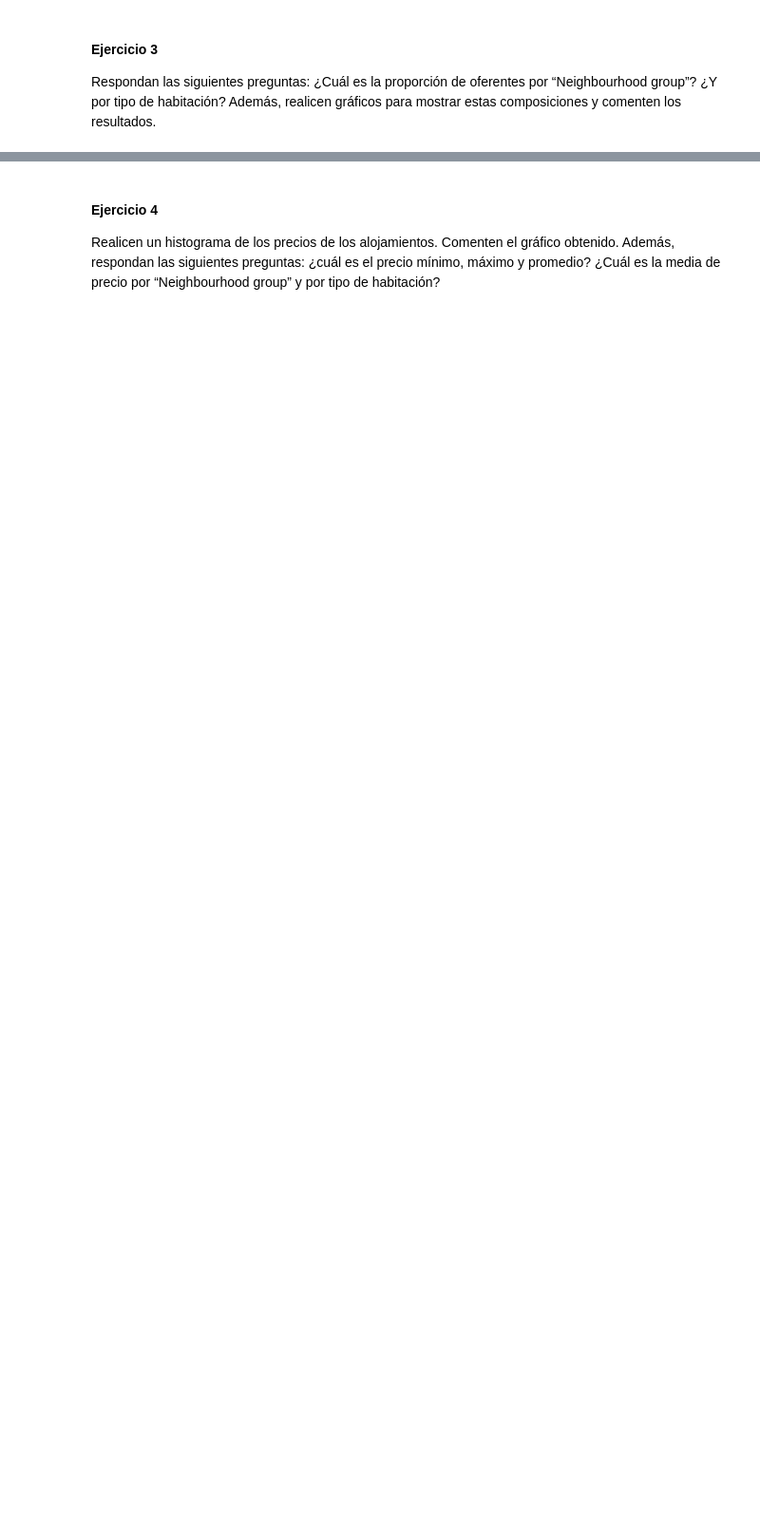
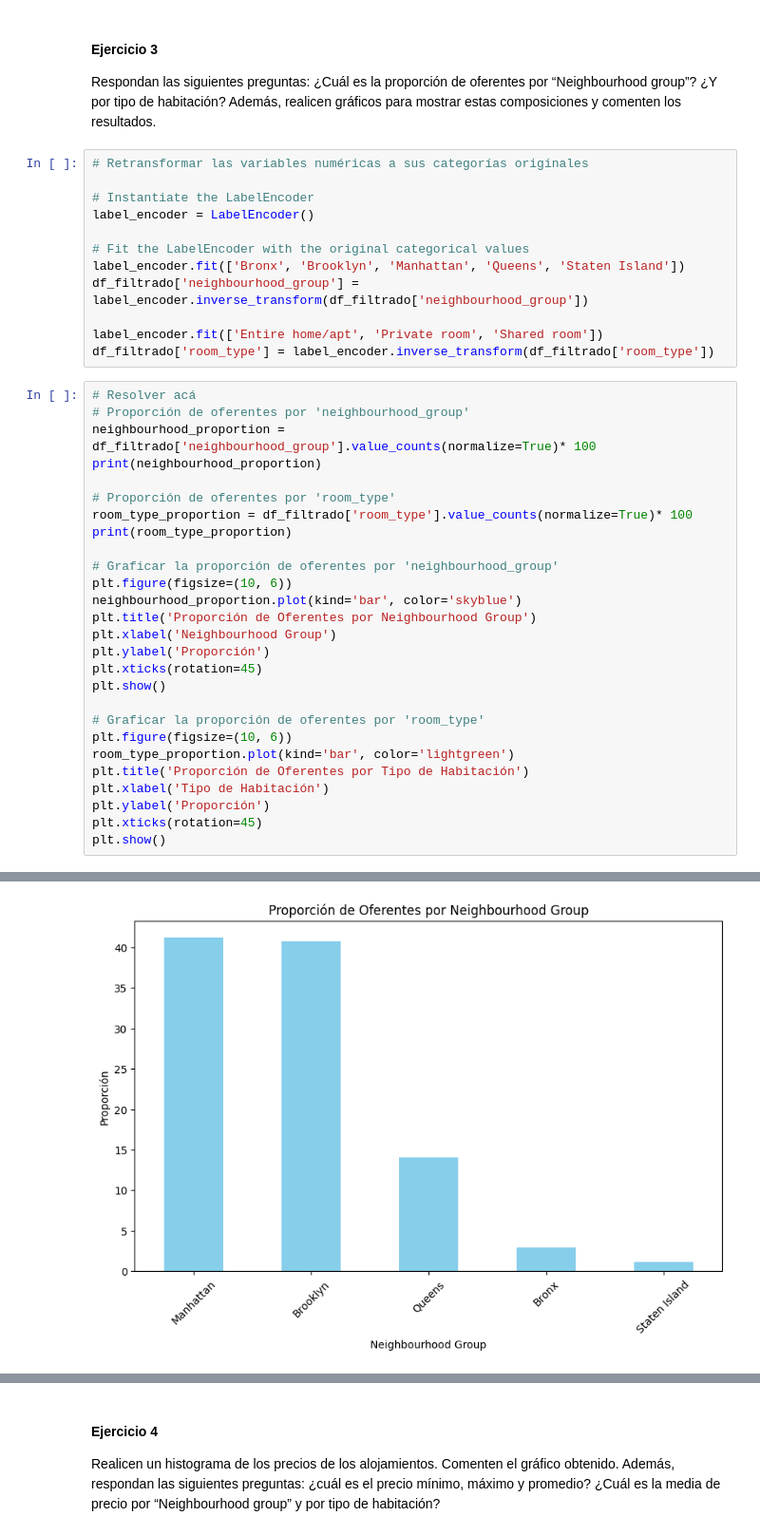
Before and after one commit to roluque/CC408-T2-3, a Jupyter notebook: TP2/TP2.ipynb, the cells around one changed output, grey strips where cells are left out. Shown at 95% size. Cells and saved outputs as stored; diff of their text form; blank space fills up the shorter version.

```diff
--- a/TP2/TP2.ipynb
+++ b/TP2/TP2.ipynb
@@ -313,3 +332,43 @@ Una vez hecha la limpieza, realicen una matriz de correlación con las siguiente
 # %% [markdown]
 #### Ejercicio 3
 Respondan las siguientes preguntas: ¿Cuál es la proporción de oferentes por “Neighbourhood group”? ¿Y por tipo de habitación? Además, realicen gráficos para mostrar estas composiciones y comenten los resultados.
+# %%
+# Retransformar las variables numéricas a sus categorías originales
+
+# Instantiate the LabelEncoder
+label_encoder = LabelEncoder()
+
+# Fit the LabelEncoder with the original categorical values
+label_encoder.fit(['Bronx', 'Brooklyn', 'Manhattan', 'Queens', 'Staten Island'])
+df_filtrado['neighbourhood_group'] = label_encoder.inverse_transform(df_filtrado['neighbourhood_group'])
+
+label_encoder.fit(['Entire home/apt', 'Private room', 'Shared room'])
+df_filtrado['room_type'] = label_encoder.inverse_transform(df_filtrado['room_type'])
+# %%
+# Resolver acá
+# Proporción de oferentes por 'neighbourhood_group'
+neighbourhood_proportion = df_filtrado['neighbourhood_group'].value_counts(normalize=True)* 100
+print(neighbourhood_proportion)
+
+# Proporción de oferentes por 'room_type'
+room_type_proportion = df_filtrado['room_type'].value_counts(normalize=True)* 100
+print(room_type_proportion)
+
+# Graficar la proporción de oferentes por 'neighbourhood_group'
+plt.figure(figsize=(10, 6))
+neighbourhood_proportion.plot(kind='bar', color='skyblue')
+plt.title('Proporción de Oferentes por Neighbourhood Group')
+plt.xlabel('Neighbourhood Group')
+plt.ylabel('Proporción')
+plt.xticks(rotation=45)
+plt.show()
+
+# Graficar la proporción de oferentes por 'room_type'
+plt.figure(figsize=(10, 6))
+room_type_proportion.plot(kind='bar', color='lightgreen')
+plt.title('Proporción de Oferentes por Tipo de Habitación')
+plt.xlabel('Tipo de Habitación')
+plt.ylabel('Proporción')
+plt.xticks(rotation=45)
+plt.show()
+# %% [output]
@@ -315,0 +387 @@ Respondan las siguientes preguntas: ¿Cuál es la proporción de oferentes por
+[figure, added]
```
Also changed, not shown: parts of 11 cells of this notebook.
